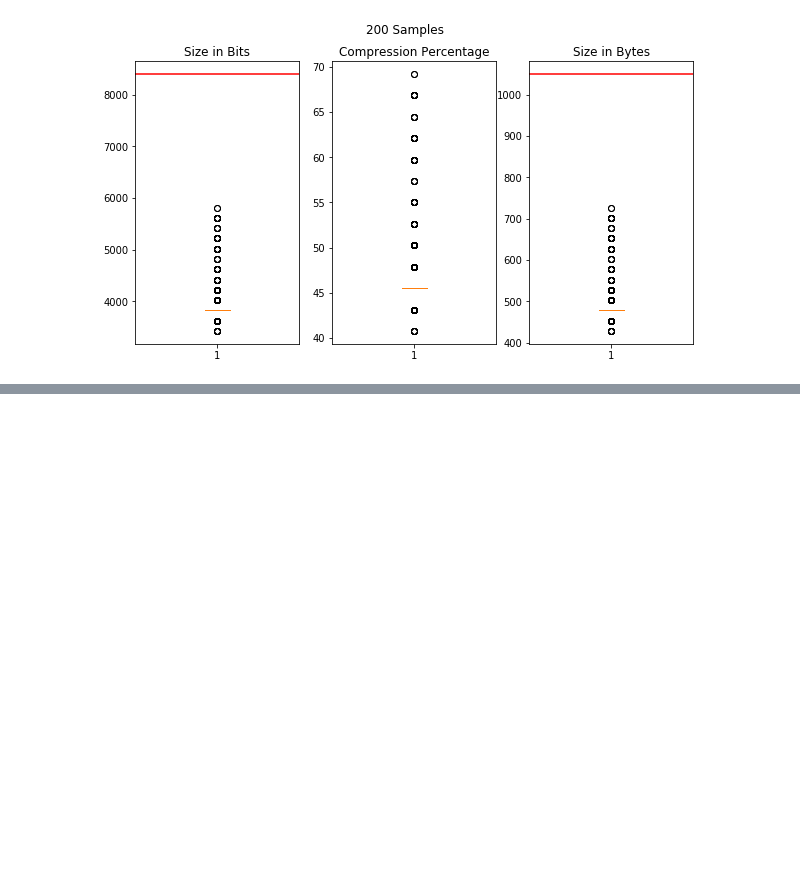
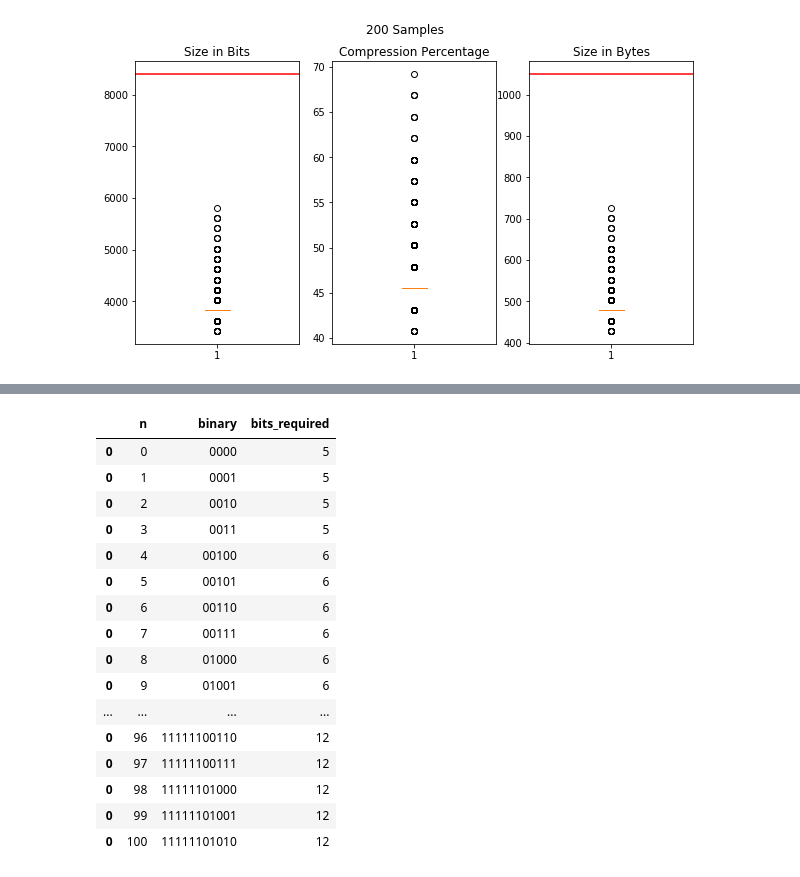
Before and after one commit to parth2480/data_compression, a Jupyter notebook: more_trials.ipynb, the cells around one changed output, grey strips where cells are left out. Cells and saved outputs as stored; diff of their text form; code cells hidden in the pictures; blank space fills up the shorter version.

```diff
--- a/more_trials.ipynb
+++ b/more_trials.ipynb
@@ -1485,0 +1545,50 @@ plt.show()
+# %%
+pd.set_option('display.max_rows', 500)
+m15_df = pd.DataFrame(columns=['n', 'binary', 'bits_required'])
+m17_df = pd.DataFrame(columns=['n', 'binary', 'bits_required'])
+m19_df = pd.DataFrame(columns=['n', 'binary', 'bits_required'])
+m21_df = pd.DataFrame(columns=['n', 'binary', 'bits_required'])
+m23_df = pd.DataFrame(columns=['n', 'binary', 'bits_required'])
+m25_df = pd.DataFrame(columns=['n', 'binary', 'bits_required'])
+m27_df = pd.DataFrame(columns=['n', 'binary', 'bits_required'])
+m29_df = pd.DataFrame(columns=['n', 'binary', 'bits_required'])
+m31_df = pd.DataFrame(columns=['n', 'binary', 'bits_required'])
+m33_df = pd.DataFrame(columns=['n', 'binary', 'bits_required'])
+m35_df = pd.DataFrame(columns=['n', 'binary', 'bits_required'])
+m37_df = pd.DataFrame(columns=['n', 'binary', 'bits_required'])
+m39_df = pd.DataFrame(columns=['n', 'binary', 'bits_required'])
+
+for i in range(0, 101):
+    m15_df = golomb_func(i, 15, math.ceil(math.log(15, 2)), m15_df)
+    m17_df = golomb_func(i, 17, math.ceil(math.log(17, 2)), m17_df)
+    m19_df = golomb_func(i, 19, math.ceil(math.log(19, 2)), m19_df)
+    m21_df = golomb_func(i, 21, math.ceil(math.log(21, 2)), m21_df)
+    m23_df = golomb_func(i, 23, math.ceil(math.log(23, 2)), m23_df)
+    m25_df = golomb_func(i, 25, math.ceil(math.log(25, 2)), m25_df)
+    m27_df = golomb_func(i, 27, math.ceil(math.log(27, 2)), m27_df)
+    m29_df = golomb_func(i, 29, math.ceil(math.log(29, 2)), m29_df)
+    m31_df = golomb_func(i, 31, math.ceil(math.log(31, 2)), m31_df)
+    m33_df = golomb_func(i, 33, math.ceil(math.log(33, 2)), m33_df)
+    m35_df = golomb_func(i, 35, math.ceil(math.log(35, 2)), m35_df)
+    m37_df = golomb_func(i, 37, math.ceil(math.log(37, 2)), m37_df)
+    m39_df = golomb_func(i, 39, math.ceil(math.log(39, 2)), m39_df)
+# %%
+m15_df
+# %% [output]
+|  | n | binary | bits_required |
+| 0 | 0 | 0000 | 5 |
+| 0 | 1 | 0001 | 5 |
+| 0 | 2 | 0010 | 5 |
+| 0 | 3 | 0011 | 5 |
+| 0 | 4 | 00100 | 6 |
+| 0 | 5 | 00101 | 6 |
+| 0 | 6 | 00110 | 6 |
+| 0 | 7 | 00111 | 6 |
+| 0 | 8 | 01000 | 6 |
+| 0 | 9 | 01001 | 6 |
+| ... | ... | ... | ... |
+| 0 | 96 | 11111100110 | 12 |
+| 0 | 97 | 11111100111 | 12 |
+| 0 | 98 | 11111101000 | 12 |
+| 0 | 99 | 11111101001 | 12 |
+| 0 | 100 | 11111101010 | 12 |
```
Also changed, not shown: parts of 17 cells of this notebook.
